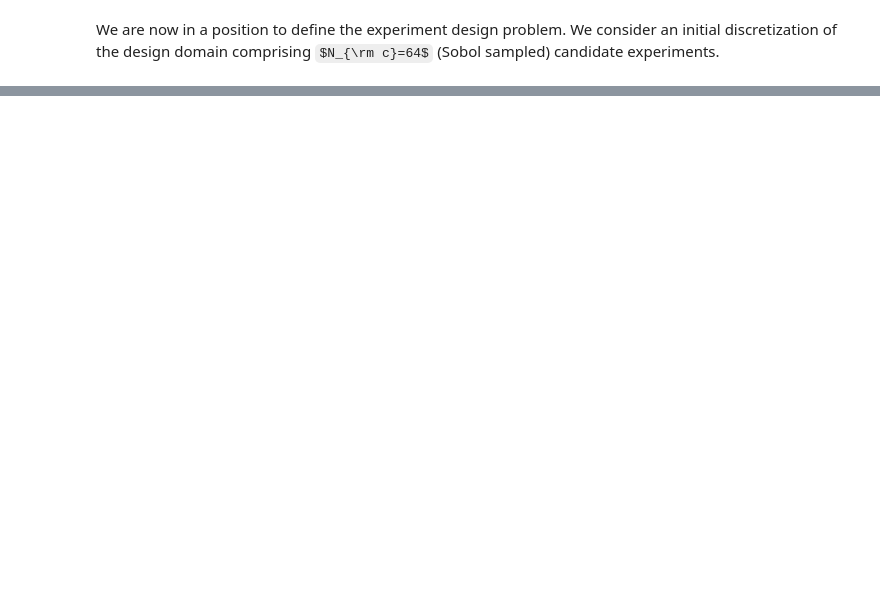
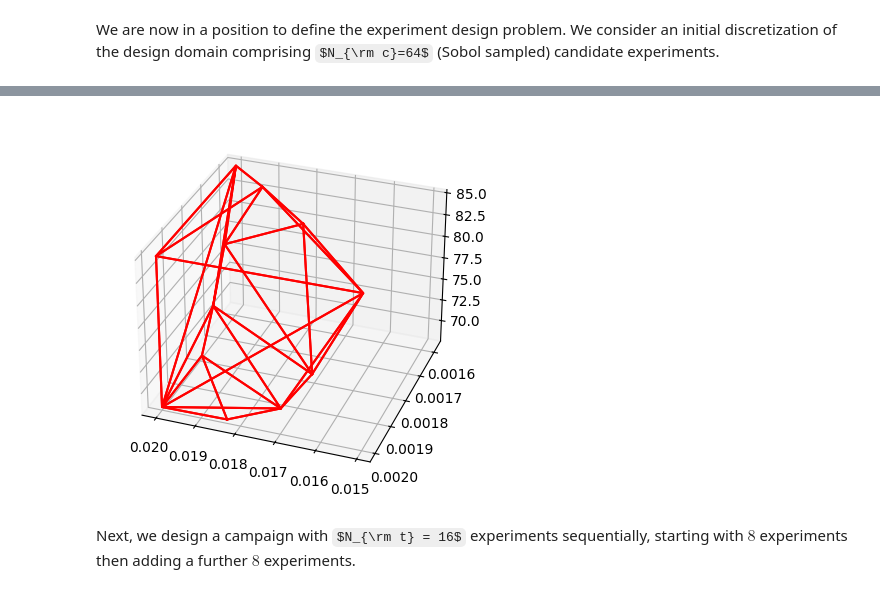
Before and after one commit to omega-icl/magnus, a Jupyter notebook: src/interface/expdes_spread.ipynb, the cells around one changed output, grey strips where cells are left out. Drawn from its saved outputs; the diff is of its cells as text; code cells hidden in the pictures; some formulas as TeX source; blank space fills up the shorter version.

Commit message:
Fixed minor bigs and improved python interface for catching exceptions and displaying the issue. Extended illustrated examples for applying maximal spread design sequentially.

```diff
--- a/src/interface/expdes_spread.ipynb
+++ b/src/interface/expdes_spread.ipynb
@@ -378,0 +390,15 @@ ax.set(zlabel="$T_2$")
+# %%
+from scipy.spatial import ConvexHull
+
+Yhull = ConvexHull(Yopt)
+
+ax = plt.figure().add_subplot(projection='3d')
+ax.view_init(elev=30, azim=110, roll=0)
+
+for s in Yhull.simplices:
+    s = np.append(s, s[0])  # Here we cycle back to the first coordinate
+    ax.plot( Yopt[s,0], Yopt[s,1], Yopt[s,2], "r-")
+# %% [output]
+[figure, added]
+# %% [markdown]
+Next, we design a campaign with $N_{\rm t} = 16$ experiments sequentially, starting with $8$ experiments then adding a further $8$ experiments.
```
Also changed, not shown: parts of 21 cells of this notebook, 12 other files.
